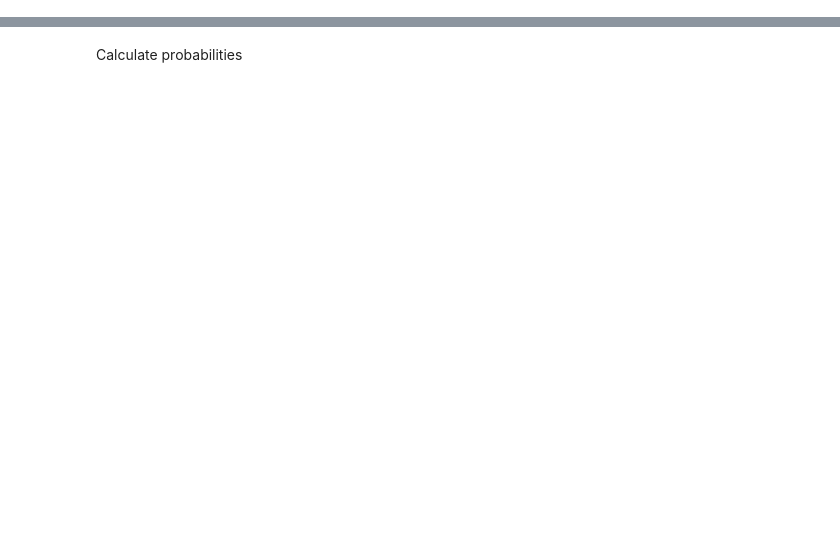
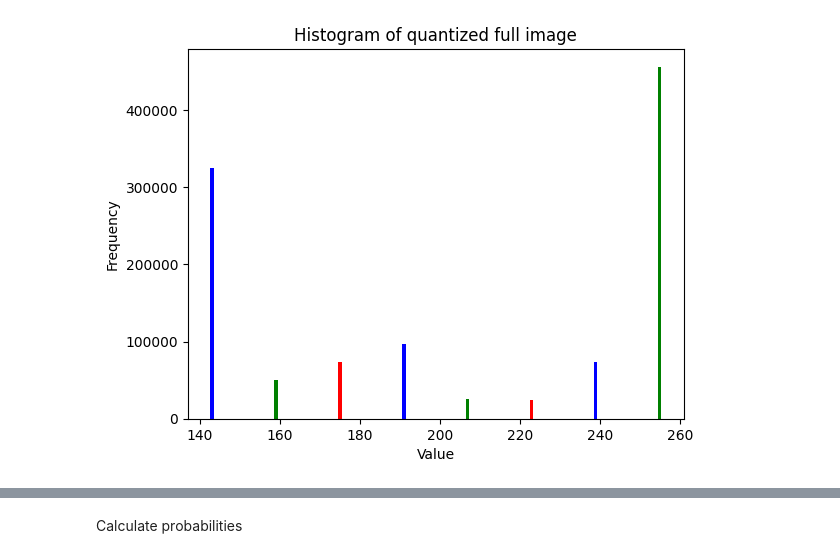
Before and after one commit to MilanBandara/huffman-coding, a Jupyter notebook: quantize.ipynb, the cells around one changed output, grey strips where cells are left out. Cells and saved outputs as stored; diff of their text form; code cells hidden in the pictures; blank space fills up the shorter version.

```diff
--- a/quantize.ipynb
+++ b/quantize.ipynb
@@ -224 +184,12 @@ plt.imshow(new_arr)
+# %%
+fig, ax = plt.subplots()
+uniques,counts = np.unique(new_arr.flatten(),return_counts = True)
+colors = ['blue', 'green', 'red']
+plt.bar(uniques,counts,color=colors)
+plt.xlabel('Value')
+plt.ylabel('Frequency')
+plt.title('Histogram of quantized full image')
+plt.show()
+# %% [output]
+[figure, added]
 # %%
```
Also changed, not shown: parts of 47 cells of this notebook.
